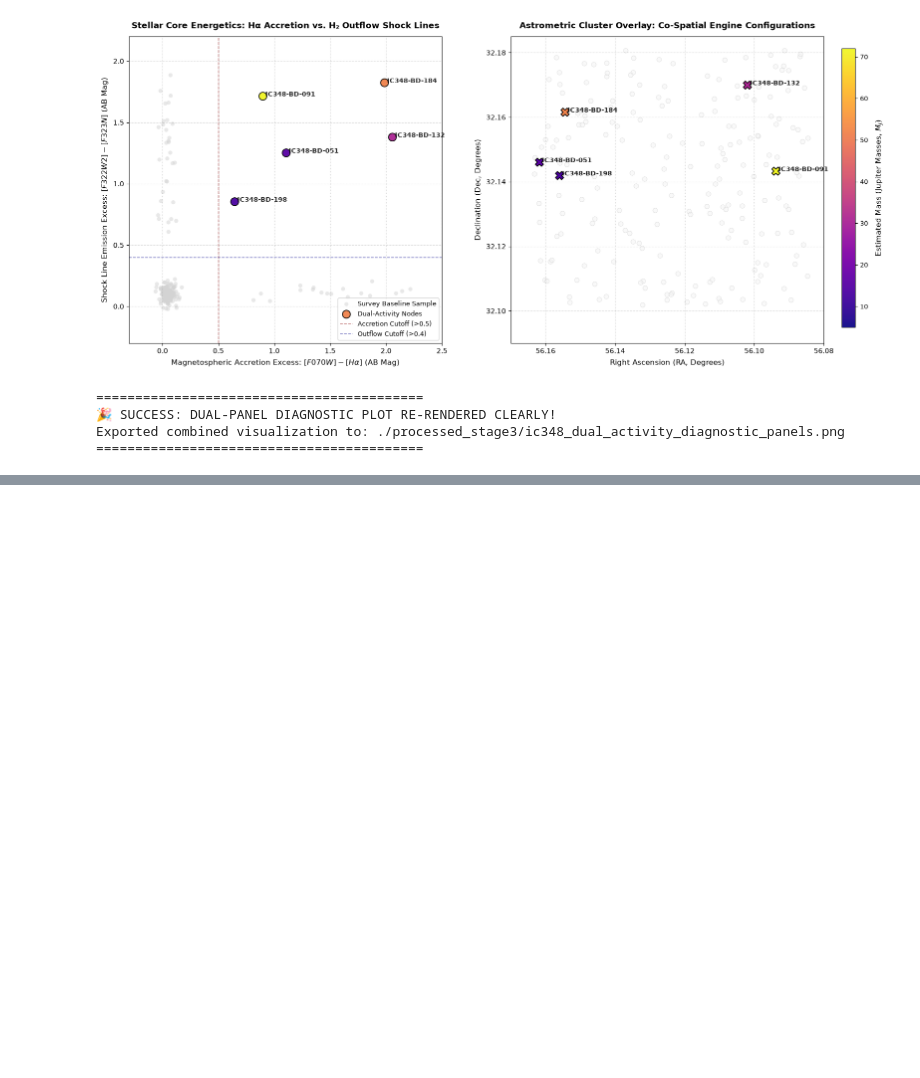
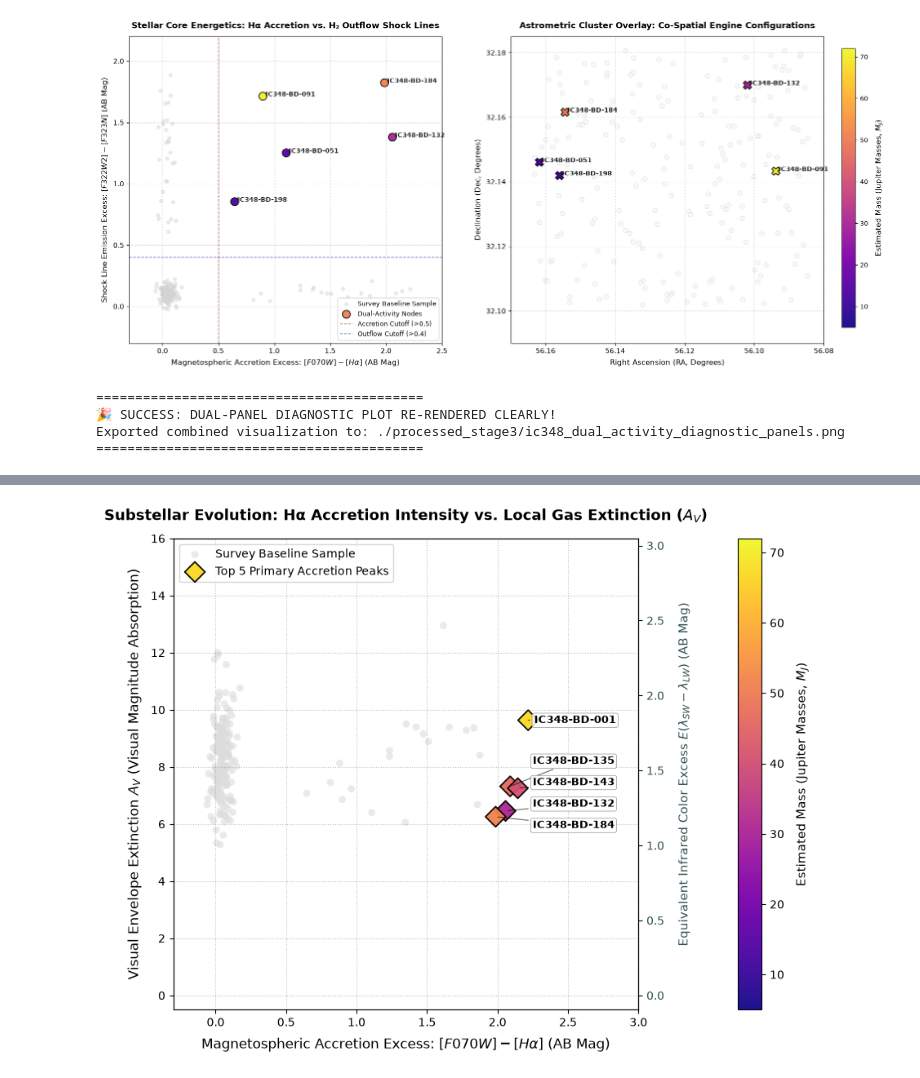
Before and after one commit to Kapranov/jwst-pipeline-brown-dwarf-candidates-ic348, a Jupyter notebook: 01_jwst_pipeline_master_execution.ipynb, the cells around one changed output, grey strips where cells are left out. Saved outputs shown, nothing was run; the diff lists cells and outputs as text; code cells hidden in the pictures; blank space fills up the shorter version.

```diff
--- a/01_jwst_pipeline_master_execution.ipynb
+++ b/01_jwst_pipeline_master_execution.ipynb
@@ -1272,0 +1421,89 @@ Exported combined visualization to: ./processed_stage3/ic348_dual_activity_diagn
+# %%
+import os
+import numpy as np
+import pandas as pd
+import matplotlib.pyplot as plt
+
+stage3_dir = "./processed_stage3/"
+embedded_matrix_path = os.path.join(stage3_dir, "ic348_brightest_accretors_embedded_matrix.csv")
+halpha_path = os.path.join(stage3_dir, "ic348_halpha_accretion_matrix.csv")
+extinction_path = os.path.join(stage3_dir, "ic348_gas_extinction_matrix.csv")
+output_fig_path = os.path.join(stage3_dir, "ic348_accretion_vs_extinction_correlation.png")
+
+print("======================================================================")
+print("RE-RENDERING PLOT MODULE: FINAL STAGGERED ARROW CALLOUT OPTIMIZATION")
+print("======================================================================\n")
+
+if not os.path.exists(embedded_matrix_path):
+    print("❌ Render aborted: Complete the primary embedded cross-match matrix cell execution first.")
+else:
+    ha_full = pd.read_csv(halpha_path)
+    ext_full = pd.read_csv(extinction_path)
+    top5_df = pd.read_csv(embedded_matrix_path)
+
+    bg_df = pd.merge(ha_full[['Target_ID', 'halpha_emission_excess', 'mass_M_jup']],
+                     ext_full[['Target_ID', 'visual_extinction_Av']], on='Target_ID').dropna()
+
+    fig, ax1 = plt.subplots(figsize=(10.5, 7.5), facecolor='white')
+
+    # Plot baseline array matrix parameters
+    ax1.scatter(bg_df['halpha_emission_excess'], bg_df['visual_extinction_Av'],
+                color='gainsboro', s=40, alpha=0.6, edgecolor='none', label='Survey Baseline Sample', zorder=1)
+
+    # Render premium diamond markers
+    sc = ax1.scatter(top5_df['halpha_emission_excess'], top5_df['visual_extinction_Av'],
+                      c=top5_df['mass_M_jup'], cmap='plasma', vmin=5.0, vmax=72.0,
+                      s=160, edgecolor='black', linewidths=1.3, marker='D', alpha=0.95,
+                      label='Top 5 Primary Accretion Peaks', zorder=3)
+
+    # ==============================================================================
+    # 🎯 ARROW CALLOUT OPTIMIZATION: Pull boxes out and point to diamonds via lines
+    # ==============================================================================
+    # Explicitly separate text anchors to keep labels perfectly legible
+    text_positions = {
+        'IC348-BD-001': (2.26, 9.63, 'left', 'center'),
+        'IC348-BD-135': (2.25, 8.20, 'left', 'center'),
+        'IC348-BD-143': (2.25, 7.45, 'left', 'center'),
+        'IC348-BD-132': (2.25, 6.70, 'left', 'center'),
+        'IC348-BD-184': (2.25, 5.95, 'left', 'center')
+    }
+
+    for _, row in top5_df.iterrows():
+        tid = row['Target_ID']
+        if tid in text_positions:
+            tx, ty, ha_align, va_align = text_positions[tid]
+            ax1.annotate(f"{tid}",
+                         xy=(row['halpha_emission_excess'], row['visual_extinction_Av']),
+                         xytext=(tx, ty),
+                         ha=ha_align, va=va_align,
+                         fontsize=9, fontweight='bold', color='black',
+                         zorder=4,
+                         bbox=dict(boxstyle='round,pad=0.2', facecolor='white', edgecolor='gray', alpha=0.85, linewidth=0.5),
+                         arrowprops=dict(arrowstyle='-', color='black', alpha=0.6, linewidth=0.8, connectionstyle='arc3,rad=0'))
+
+    ax1.set_title("Substellar Evolution: Hα Accretion Intensity vs. Local Gas Extinction ($A_V$)", fontsize=13, fontweight='bold', pad=16)
+    ax1.set_xlabel(r"Magnetospheric Accretion Excess: $[F070W] - [H\alpha]$ (AB Mag)", fontsize=12, labelpad=8)
+    ax1.set_ylabel(r"Visual Envelope Extinction $A_V$ (Visual Magnitude Absorption)", fontsize=12, labelpad=8)
+
+    ax1.set_xlim(-0.3, 3.0) # Expanded right limit slightly to fit callout text boxes cleanly
+    ax1.set_ylim(-0.5, 16.0)
+    ax1.grid(True, linestyle=':', alpha=0.5, color='gray')
+    ax1.legend(loc='upper left', fontsize=10)
+
+    # Secondary dual axis parameter alignment configurations
+    ax2 = ax1.twinx()
+    ax2.set_ylim(-0.5 / 5.25, 16.0 / 5.25)
+    ax2.set_ylabel(r"Equivalent Infrared Color Excess $E(\lambda_{SW} - \lambda_{LW})$ (AB Mag)", fontsize=11, labelpad=12, color='darkslategrey')
+    ax2.tick_params(axis='y', labelcolor='darkslategrey')
+
+    cb = plt.colorbar(sc, ax=ax1, pad=0.15) # Shifted colorbar right to make room for callout boxes
+    cb.set_label(r"Estimated Mass (Jupiter Masses, $M_J$)", fontsize=11, labelpad=10)
+    cb.ax.tick_params(labelsize=10)
+
+    plt.savefig(output_fig_path, bbox_inches='tight', dpi=300)
+    plt.show()
+
+    print("\n==========================================")
+    print("🎉 SUCCESS: RE-RENDER COMPLETE! CALLOUT ARROWS APPLIED.")
+    print("==========================================")
+# %% [output]
@@ -1272,0 +1513 @@ Exported combined visualization to: ./processed_stage3/ic348_dual_activity_diagn
+[figure, added]
```
Also changed, not shown: parts of 6 cells of this notebook, 21 other files.
